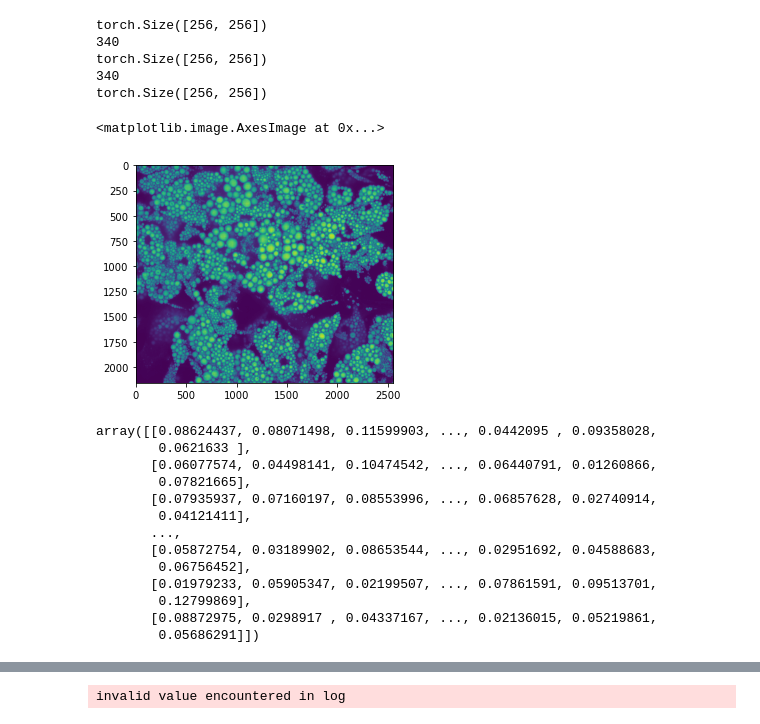
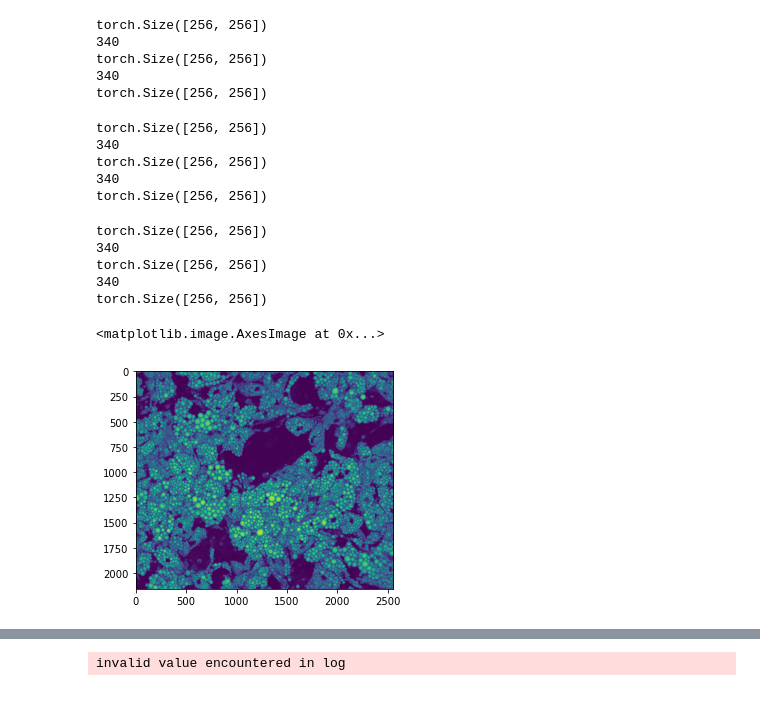
Before and after one commit to aidotse/Team-Yenomze, a Jupyter notebook: TestNotebook.ipynb, the cells around one changed output, grey strips where cells are left out. Cells and saved outputs as stored; diff of their text form; code cells hidden in the pictures.

```diff
--- a/TestNotebook.ipynb
+++ b/TestNotebook.ipynb
@@ -204,3 +207,43 @@ torch.Size([256, 256])
 torch.Size([256, 256])
 340
 torch.Size([256, 256])
+# %%
+# 40x
+img_40x_tuple = [('/data/40x_images/AssayPlate_Greiner_#655090_B03_T0001F002L01A04Z01C04.tif',
+             '/data/40x_images/AssayPlate_Greiner_#655090_B03_T0001F002L01A04Z02C04.tif',
+             '/data/40x_images/AssayPlate_Greiner_#655090_B03_T0001F002L01A04Z03C04.tif',
+             '/data/40x_images/AssayPlate_Greiner_#655090_B03_T0001F002L01A04Z04C04.tif',
+             '/data/40x_images/AssayPlate_Greiner_#655090_B03_T0001F002L01A04Z05C04.tif',
+             '/data/40x_images/AssayPlate_Greiner_#655090_B03_T0001F002L01A04Z06C04.tif',
+             '/data/40x_images/AssayPlate_Greiner_#655090_B03_T0001F002L01A04Z07C04.tif',
+             '/data/40x_images/AssayPlate_Greiner_#655090_B03_T0001F002L01A01Z01C01.tif',
+             '/data/40x_images/AssayPlate_Greiner_#655090_B03_T0001F002L01A02Z01C02.tif',
+             '/data/40x_images/AssayPlate_Greiner_#655090_B03_T0001F002L01A03Z01C03.tif')
+]
+pred_40x = test_handler.run_test(img_40x_tuple)
+# %% [output]
+torch.Size([256, 256])
+340
+torch.Size([256, 256])
+340
+torch.Size([256, 256])
+# %%
+# 20x
+img_20x_tuple = [('/data/20x_images/AssayPlate_Greiner_#655090_B03_T0001F002L01A04Z01C04.tif',
+             '/data/20x_images/AssayPlate_Greiner_#655090_B03_T0001F002L01A04Z02C04.tif',
+             '/data/20x_images/AssayPlate_Greiner_#655090_B03_T0001F002L01A04Z03C04.tif',
+             '/data/20x_images/AssayPlate_Greiner_#655090_B03_T0001F002L01A04Z04C04.tif',
+             '/data/20x_images/AssayPlate_Greiner_#655090_B03_T0001F002L01A04Z05C04.tif',
+             '/data/20x_images/AssayPlate_Greiner_#655090_B03_T0001F002L01A04Z06C04.tif',
+             '/data/20x_images/AssayPlate_Greiner_#655090_B03_T0001F002L01A04Z07C04.tif',
+             '/data/20x_images/AssayPlate_Greiner_#655090_B03_T0001F002L01A01Z01C01.tif',
+             '/data/20x_images/AssayPlate_Greiner_#655090_B03_T0001F002L01A02Z01C02.tif',
+             '/data/20x_images/AssayPlate_Greiner_#655090_B03_T0001F002L01A03Z01C03.tif')
+]
+pred_20x = test_handler.run_test(img_20x_tuple)
+# %% [output]
+torch.Size([256, 256])
+340
+torch.Size([256, 256])
+340
+torch.Size([256, 256])
@@ -207,25 +254,9 @@ torch.Size([256, 256])
 # %%
 import matplotlib.pyplot as plt
-p = '/data/60x_images/AssayPlate_Greiner_#655090_B03_T0001F001L01A02Z01C02.tif'
+p = ['/data/40x_images/AssayPlate_Greiner_#655090_B03_T0001F002L01A02Z01C02.tif',]
 img = plt.imread(p)
 img = np.array(img)
 plt.imshow(img)
 # %% [output]
 <matplotlib.image.AxesImage at 0x...>
-[figure, old version]
+[figure, new version]
-# %%
-smt
-# %% [output]
-array([[0.08624437, 0.08071498, 0.11599903, ..., 0.0442095 , 0.09358028,
-        0.0621633 ],
-       [0.06077574, 0.04498141, 0.10474542, ..., 0.06440791, 0.01260866,
-        0.07821665],
-       [0.07935937, 0.07160197, 0.08553996, ..., 0.06857628, 0.02740914,
-        0.04121411],
-       ...,
-       [0.05872754, 0.03189902, 0.08653544, ..., 0.02951692, 0.04588683,
-        0.06756452],
-       [0.01979233, 0.05905347, 0.02199507, ..., 0.07861591, 0.09513701,
-        0.12799869],
-       [0.08872975, 0.0298917 , 0.04337167, ..., 0.02136015, 0.05219861,
-        0.05686291]])
```
Also changed, not shown: parts of 19 cells of this notebook, 2 other files.
